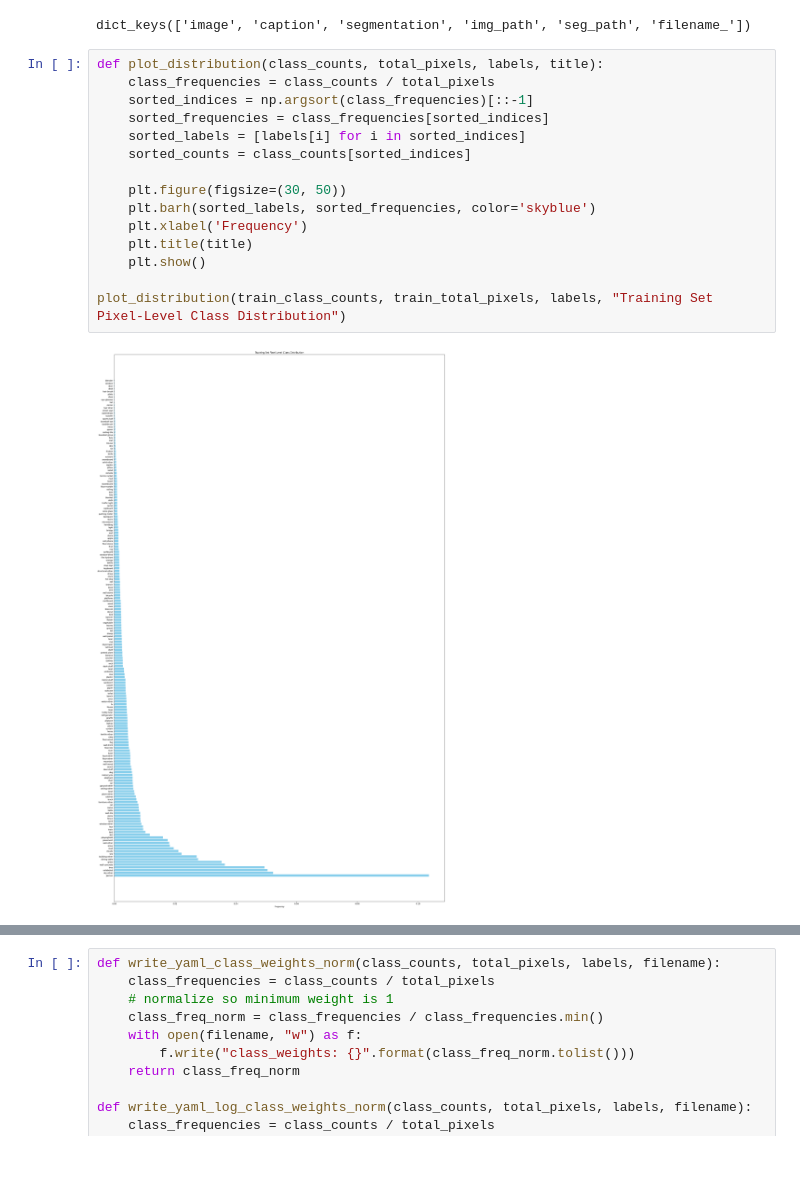
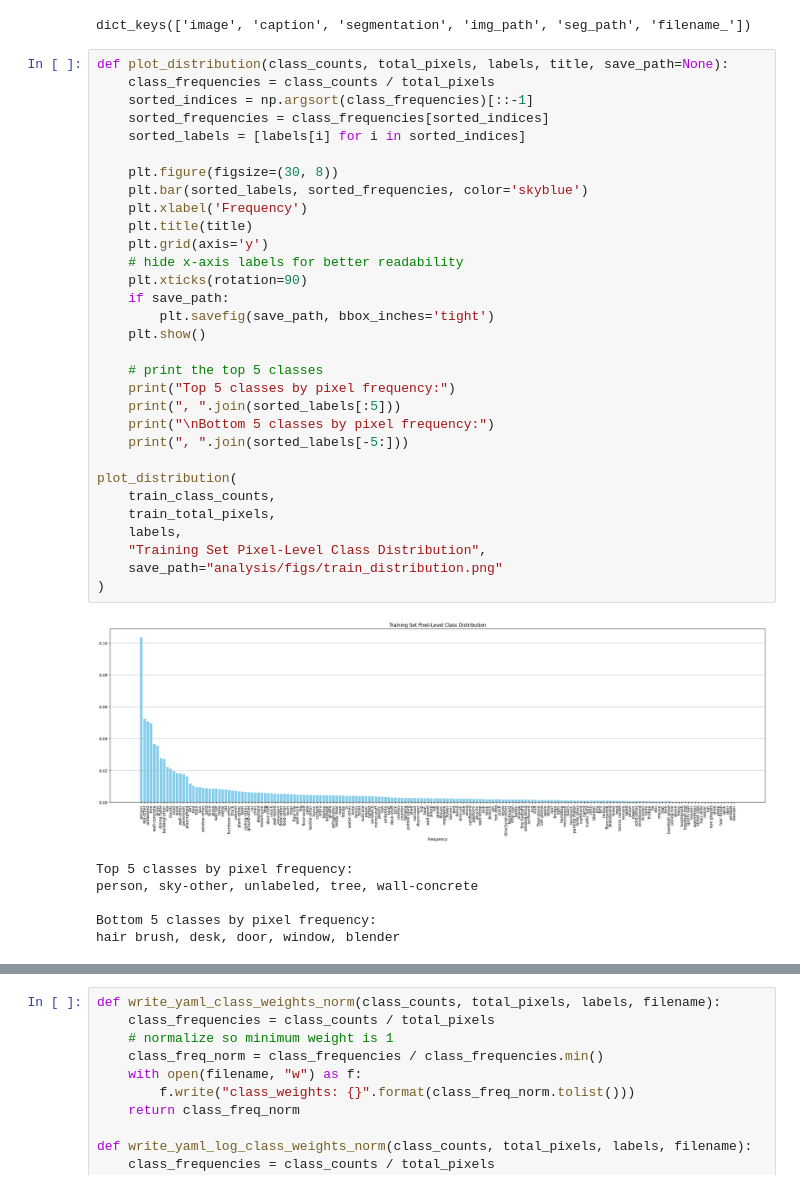
Before and after one commit to Sean-McConnachie/semantic-vae-loss-comparison, a Jupyter notebook: analysis/coco_distribution.ipynb, the cells around one changed output, grey strips where cells are left out. Drawn from its saved outputs; the diff is of its cells as text; blank space fills up the shorter version.

Commit message:
started report writing and made figures

```diff
--- a/analysis/coco_distribution.ipynb
+++ b/analysis/coco_distribution.ipynb
@@ -115,20 +121,41 @@ for item in train_ldr.dataset:
 # %% [output]
 dict_keys(['image', 'caption', 'segmentation', 'img_path', 'seg_path', 'filename_'])
 # %%
-def plot_distribution(class_counts, total_pixels, labels, title):
+def plot_distribution(class_counts, total_pixels, labels, title, save_path=None):
     class_frequencies = class_counts / total_pixels
     sorted_indices = np.argsort(class_frequencies)[::-1]
     sorted_frequencies = class_frequencies[sorted_indices]
     sorted_labels = [labels[i] for i in sorted_indices]
-    sorted_counts = class_counts[sorted_indices]
 
-    plt.figure(figsize=(30, 50))
-    plt.barh(sorted_labels, sorted_frequencies, color='skyblue')
+    plt.figure(figsize=(30, 8))
+    plt.bar(sorted_labels, sorted_frequencies, color='skyblue')
     plt.xlabel('Frequency')
     plt.title(title)
+    plt.grid(axis='y')
+    # hide x-axis labels for better readability
+    plt.xticks(rotation=90)
+    if save_path:
+        plt.savefig(save_path, bbox_inches='tight')
     plt.show()
 
-plot_distribution(train_class_counts, train_total_pixels, labels, "Training Set Pixel-Level Class Distribution")
+    # print the top 5 classes
+    print("Top 5 classes by pixel frequency:")
+    print(", ".join(sorted_labels[:5]))
+    print("\nBottom 5 classes by pixel frequency:")
+    print(", ".join(sorted_labels[-5:]))
+
+plot_distribution(
+    train_class_counts,
+    train_total_pixels,
+    labels,
+    "Training Set Pixel-Level Class Distribution",
+    save_path="analysis/figs/train_distribution.png"
+)
 # %% [output]
-[figure, old version]
+[figure, new version]
+Top 5 classes by pixel frequency:
+person, sky-other, unlabeled, tree, wall-concrete
+
+Bottom 5 classes by pixel frequency:
+hair brush, desk, door, window, blender
 # %%
```
Also changed, not shown: parts of 3 cells of this notebook, 4 other files.
